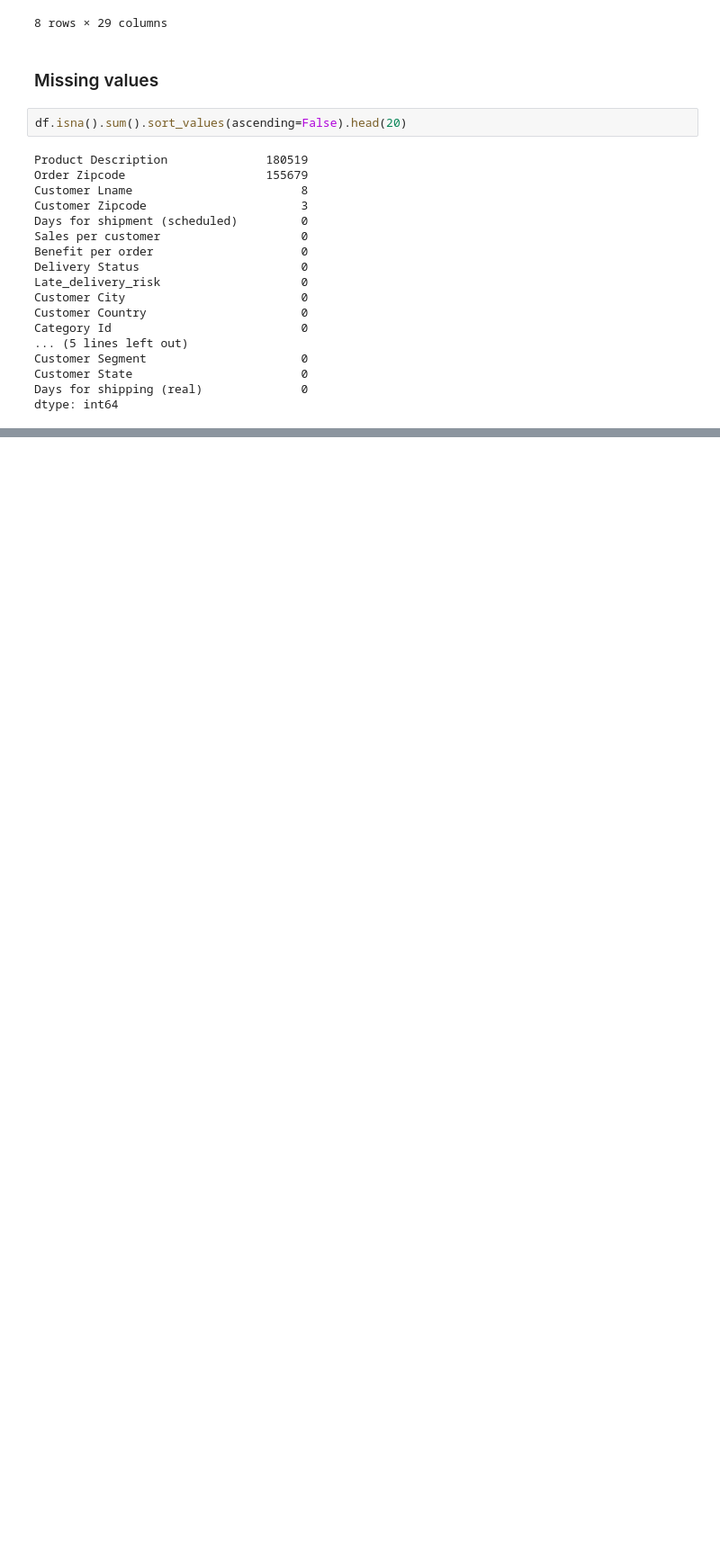
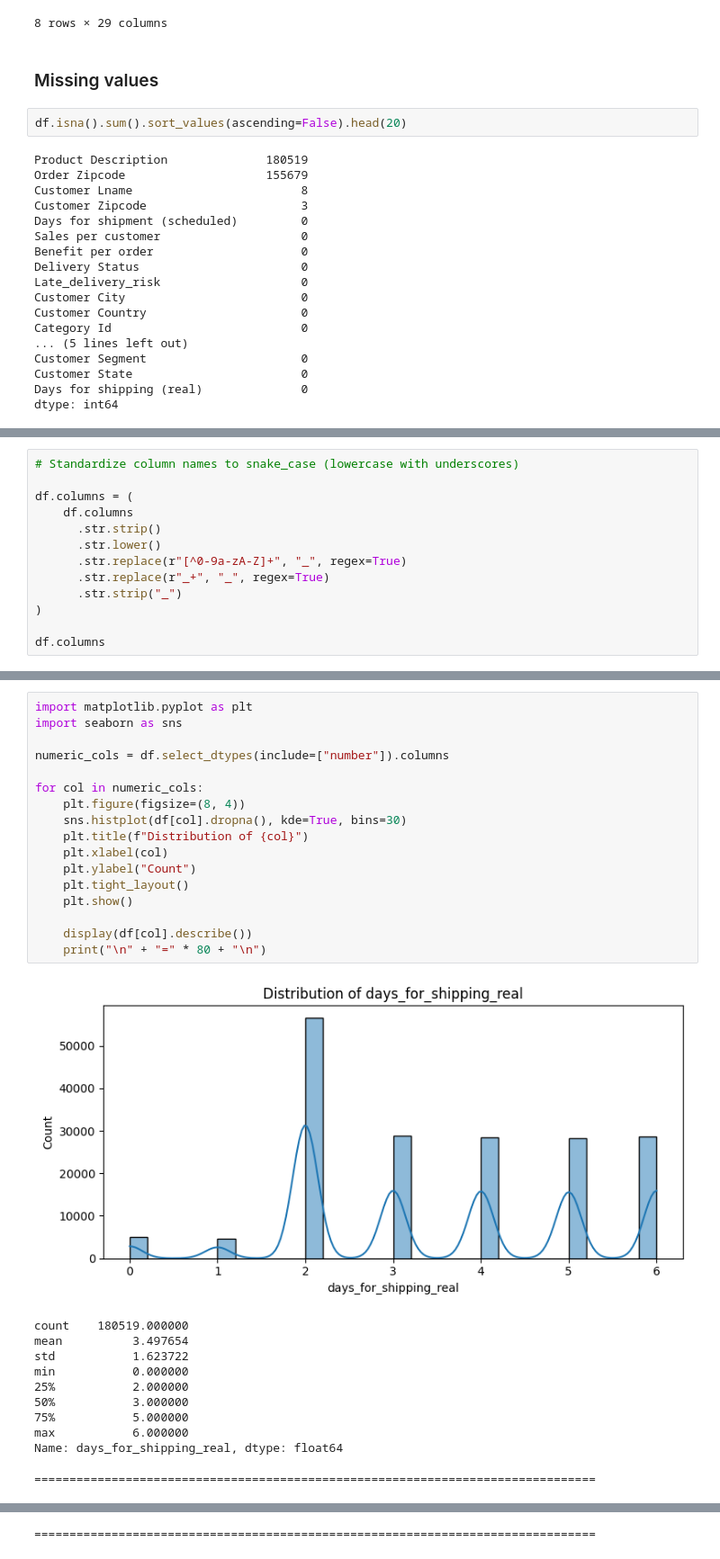
Before and after one commit to Ameed2/capstone-project3, a Jupyter notebook: supply_chain_analysis.ipynb, the cells around one changed output, grey strips where cells are left out. Shown at 90% size. Drawn from its saved outputs; the diff is of its cells as text; blank space fills up the shorter version.

```diff
--- a/supply_chain_analysis.ipynb
+++ b/supply_chain_analysis.ipynb
@@ -123,0 +147,13 @@ This cell (when uncommented and run) will summarize how frequently each category
+# %%
+# Standardize column names to snake_case (lowercase with underscores)
+
+df.columns = (
+    df.columns
+      .str.strip()
+      .str.lower()
+      .str.replace(r"[^0-9a-zA-Z]+", "_", regex=True)
+      .str.replace(r"_+", "_", regex=True)
+      .str.strip("_")
+)
+
+df.columns
@@ -123,0 +182,29 @@ This cell (when uncommented and run) will summarize how frequently each category
+# %%
+import matplotlib.pyplot as plt
+import seaborn as sns
+
+numeric_cols = df.select_dtypes(include=["number"]).columns
+
+for col in numeric_cols:
+    plt.figure(figsize=(8, 4))
+    sns.histplot(df[col].dropna(), kde=True, bins=30)
+    plt.title(f"Distribution of {col}")
+    plt.xlabel(col)
+    plt.ylabel("Count")
+    plt.tight_layout()
+    plt.show()
+
+    display(df[col].describe())
+    print("\n" + "=" * 80 + "\n")
+# %% [output]
+[figure, added]
+count    180519.000000
+mean          3.497654
+std           1.623722
+min           0.000000
+25%           2.000000
+50%           3.000000
+75%           5.000000
+max           6.000000
+Name: days_for_shipping_real, dtype: float64
+================================================================================
@@ -123,0 +221 @@ This cell (when uncommented and run) will summarize how frequently each category
+================================================================================
```
Also changed, not shown: parts of 21 cells of this notebook.
